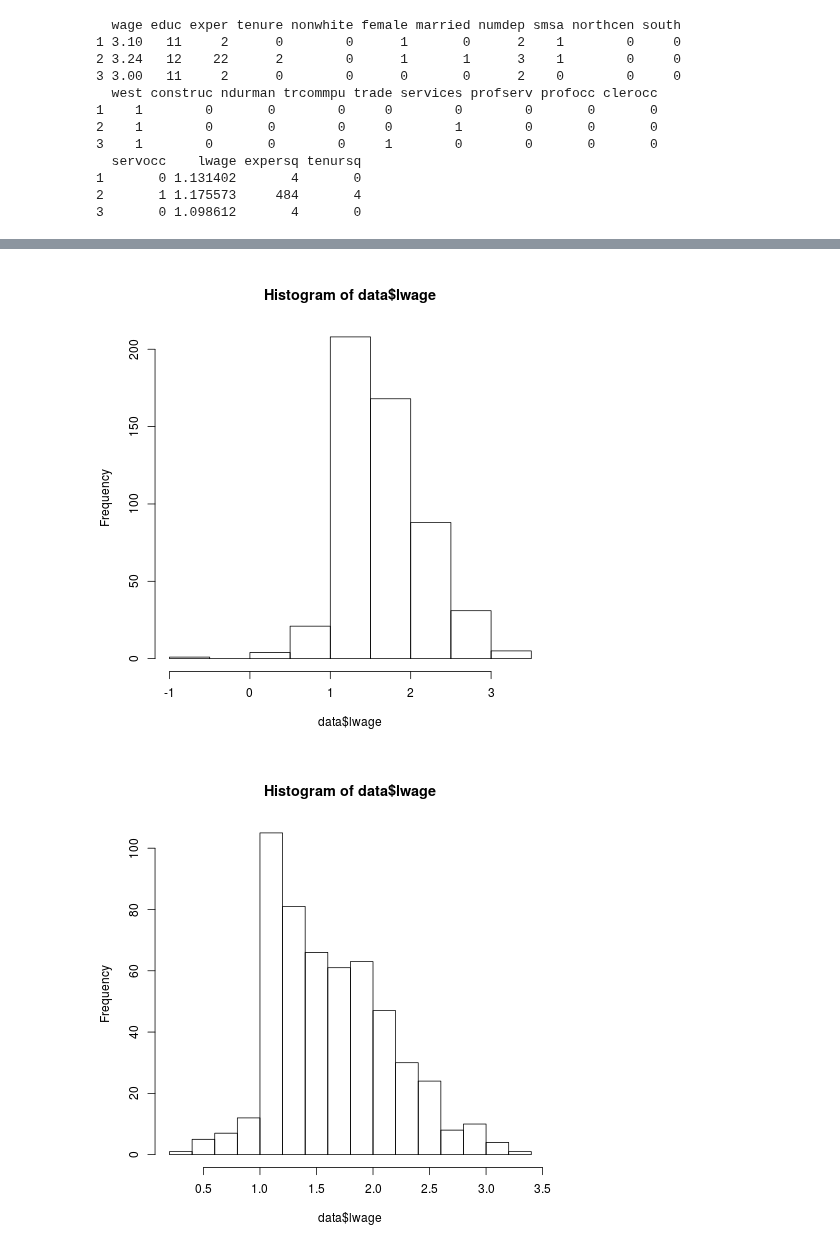
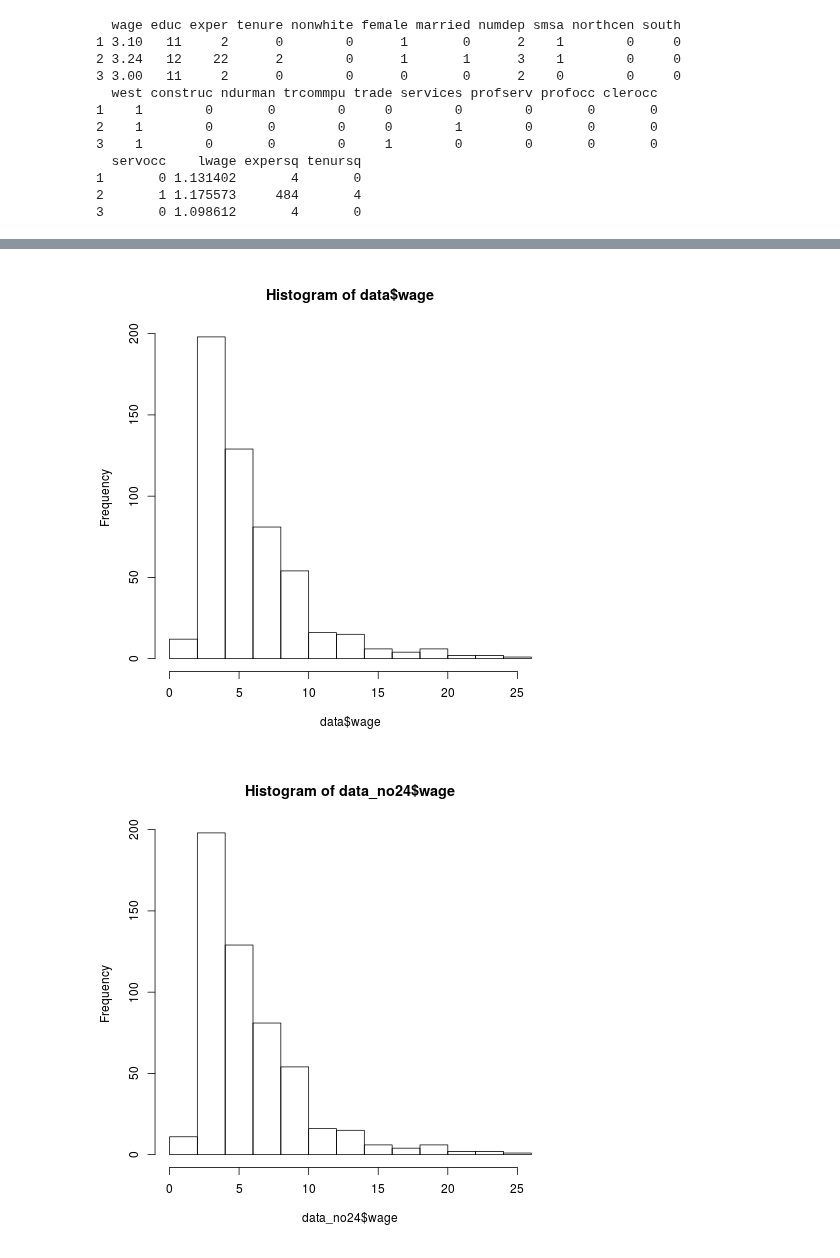
Before and after one commit to Chuphay/school, a Jupyter notebook: regression/Take Home Test #2.ipynb, the cells around one changed output, grey strips where cells are left out. Drawn from its saved outputs; the diff is of its cells as text; code cells hidden in the pictures.

```diff
--- a/regression/Take Home Test #2.ipynb
+++ b/regression/Take Home Test #2.ipynb
@@ -94,10 +95,12 @@ F-statistic: 48.27 on 13 and 512 DF,  p-value: < 2.2e-16
 # %%
 %%R
-educsq <- data$educ^2
+data['educsq'] <- data$educ^2
+
 fit <- lm(lwage~ educ+educsq+exper+expersq+tenure+tenursq+numdep+log(tenure+1)+
           (female)+(nonwhite)+(married)+
           (smsa)+(northcen)+(south)+(west)+
           (construc)+(ndurman)+(trcommpu)+(trade)+
           (services)+(profserv)+(profocc)+
           (clerocc)+(servocc),data)
-summary(fit)
+#summary(fit)
+data['educsq'] <- (data$educ)^2
@@ -122,11 +107,11 @@ F-statistic: 26.58 on 24 and 501 DF,  p-value: < 2.2e-16
 # %%
 %%R
-hist(data$lwage)
+hist(data$wage)
 # %% [output]
-[figure, old version]
+[figure, new version]
 # %%
 %%R
-data <-data[-24,]
-hist(data$lwage)
+data_no24 <-data[-24,]
+hist(data_no24$wage)
 # %% [output]
-[figure, old version]
+[figure, new version]
```
Also changed, not shown: parts of 13 cells of this notebook, 10 other files.
